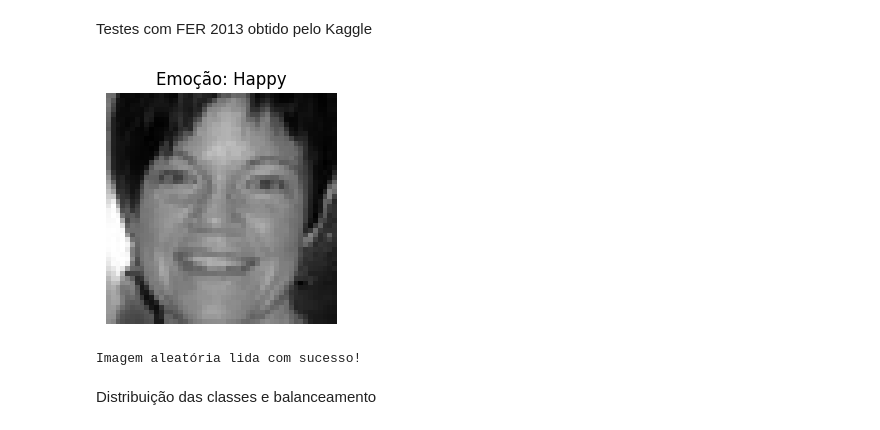
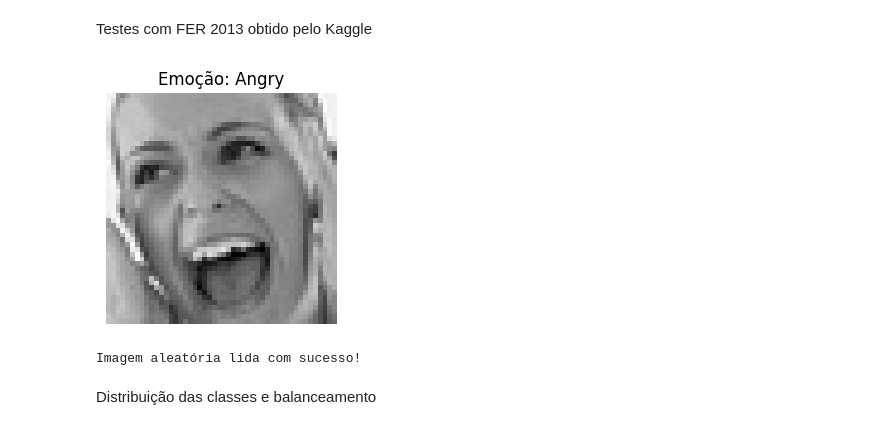
Before and after one commit to jvpacini-ufscar/tcc-fer-deeplearning, a Jupyter notebook: exploracao_inicial.ipynb, the cells around one changed output. Cells and saved outputs as stored; diff of their text form; code cells hidden in the pictures.

Commit message:
primeiro teste com modelo de aprendizado

```diff
--- a/exploracao_inicial.ipynb
+++ b/exploracao_inicial.ipynb
@@ -3,43 +3,55 @@ Testes com FER 2013 obtido pelo Kaggle
 # %%
 import os
 import random
 import matplotlib.pyplot as plt
 import matplotlib.image as mpimg
 
 # 1. Defina o caminho para a pasta onde você extraiu o dataset.
 # Geralmente o Kaggle descompacta criando pastas 'train' e 'test'.
 # Ajuste o caminho abaixo se a sua pasta estiver em outro lugar.
 caminho_base = './fer2013/train'
 
-# 2. Teste com a pasta da emoção de alegria (happy)
-emocao_teste = 'happy'
-caminho_pasta_emocao = os.path.join(caminho_base, emocao_teste)
+# 2. Escolhendo uma pasta de emoção aleatória dentro do caminho_base
+pastas_emocoes = [
+    nome for nome in os.listdir(caminho_base)
+    if os.path.isdir(os.path.join(caminho_base, nome))
+]
 
-# 3. Pegando uma imagem aleatória dentro dessa pasta
-imagens = os.listdir(caminho_pasta_emocao)
-if imagens:
-    imagem_nome = random.choice(imagens)
-    caminho_imagem_completo = os.path.join(caminho_pasta_emocao, imagem_nome)
+if pastas_emocoes:
+    emocao_teste = random.choice(pastas_emocoes)
+    caminho_pasta_emocao = os.path.join(caminho_base, emocao_teste)
+
+    # 3. Selecionando uma imagem aleatória dentro da pasta escolhida
+    imagens = [
+        nome for nome in os.listdir(caminho_pasta_emocao)
+        if os.path.isfile(os.path.join(caminho_pasta_emocao, nome))
+    ]
+    if imagens:
+        imagem_nome = random.choice(imagens)
+        caminho_imagem_completo = os.path.join(caminho_pasta_emocao, imagem_nome)
+    else:
+        print(f"Nenhuma imagem encontrada na pasta {caminho_pasta_emocao}.")
+        caminho_imagem_completo = None
 else:
-    print("Nenhuma imagem encontrada na pasta.")
+    print(f"Nenhuma pasta de emoção encontrada em {caminho_base}.")
     caminho_imagem_completo = None
 
 # 4. Carregando a imagem local, se existir
 if caminho_imagem_completo:
     imagem = mpimg.imread(caminho_imagem_completo)
 
     # 5. Exibindo a imagem na tela
     plt.figure(figsize=(3, 3))
     plt.imshow(imagem, cmap='gray') # O dataset é em tons de cinza [cite: 230]
     plt.title(f"Emoção: {emocao_teste.capitalize()}")
     plt.axis('off') # Escondendo os eixos visuais
     plt.show()
 
     print("Imagem aleatória lida com sucesso!")
 else:
     print("Não foi possível carregar uma imagem.")
 # %% [output]
-[figure, old version]
+[figure, new version]
 Imagem aleatória lida com sucesso!
 # %% [markdown]
 Distribuição das classes e balanceamento
```
Also changed, not shown: 1 other file.
